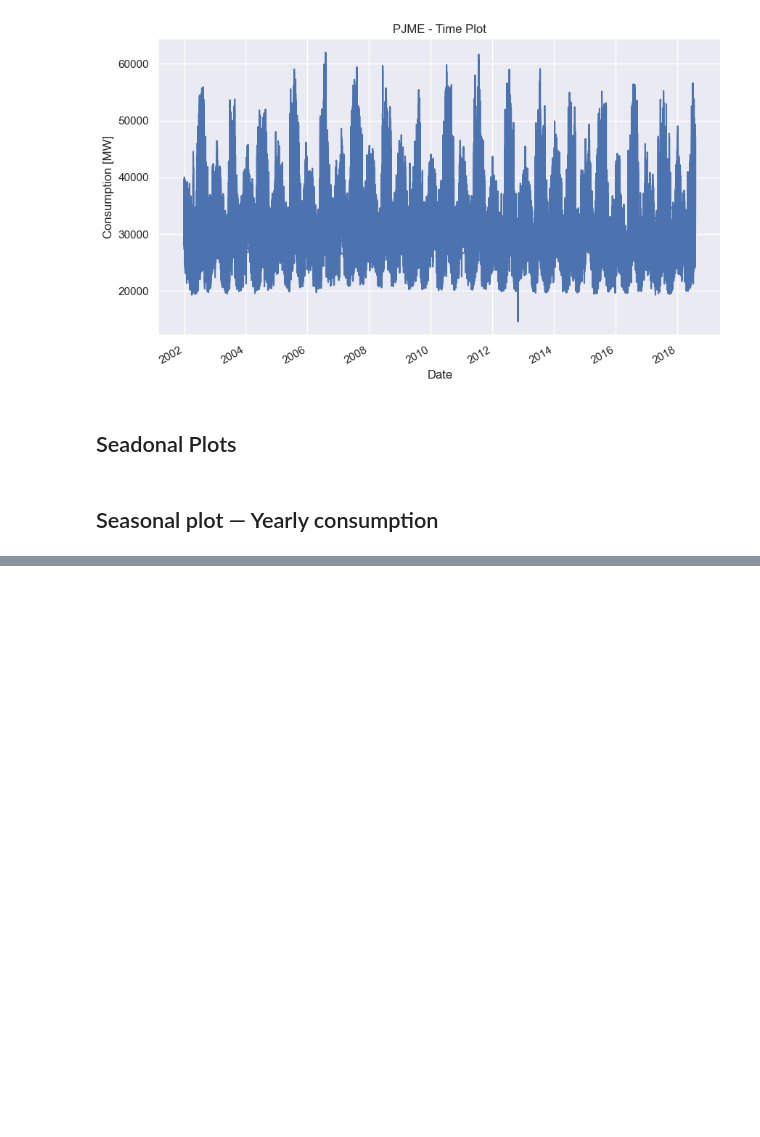
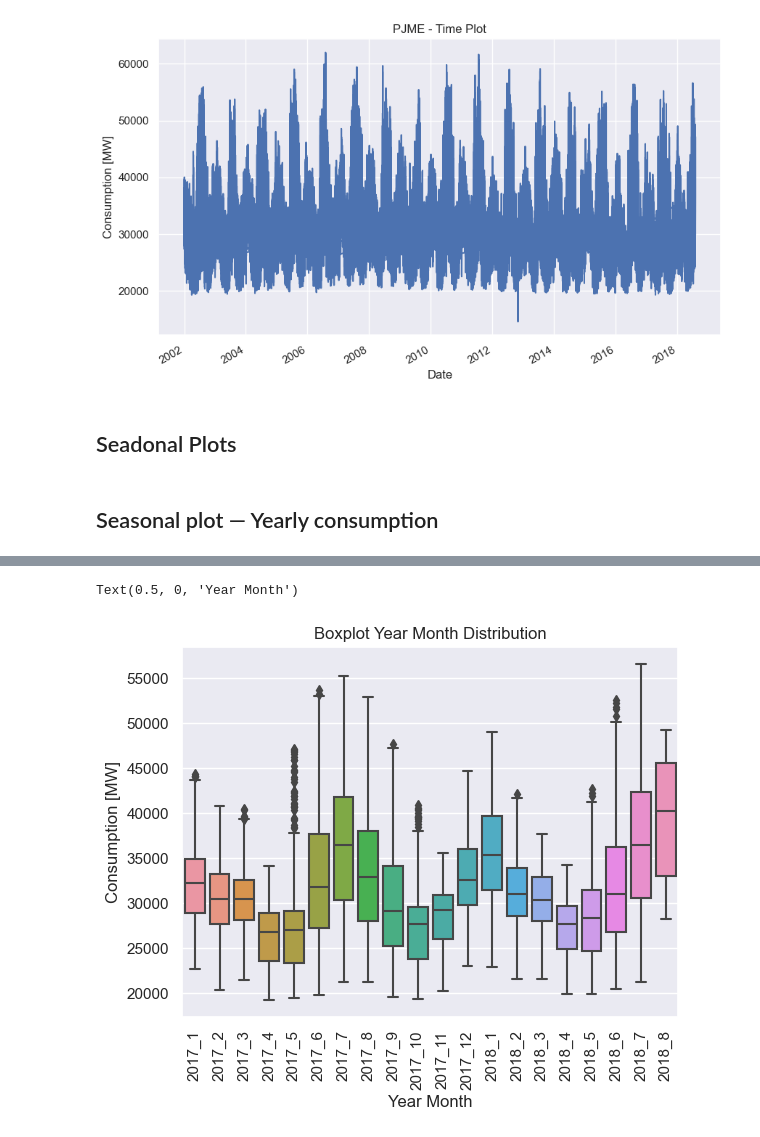
Before and after one commit to abhdhar-1618/Python, a Jupyter notebook: Own/Power Consumption Analysis Project.ipynb, the cells around one changed output, grey strips where cells are left out. Drawn from its saved outputs; the diff is of its cells as text; code cells hidden in the pictures; blank space fills up the shorter version.

```diff
--- a/Own/Power Consumption Analysis Project.ipynb
+++ b/Own/Power Consumption Analysis Project.ipynb
@@ -78,0 +136,17 @@ plt.show()
+# %%
+df['year'] = [x for x in df.index.year]
+df['month'] = [x for x in df.index.month]
+df['year_month'] = [str(x.year) + '_' + str(x.month) for x in df.index]
+
+df_plot = df[df['year'] >= 2017].reset_index().sort_values(by='Datetime').set_index('Datetime')
+plt.title(f'Boxplot Year Month Distribution');
+plt.xticks(rotation=90)
+plt.xlabel('Year Month')
+plt.ylabel('MW')
+
+sns.boxplot(x='year_month', y='PJME_MW', data=df_plot)
+plt.ylabel('Consumption [MW]')
+plt.xlabel('Year Month')
+# %% [output]
+Text(0.5, 0, 'Year Month')
+[figure, added]
```
Also changed, not shown: parts of 9 cells of this notebook.
